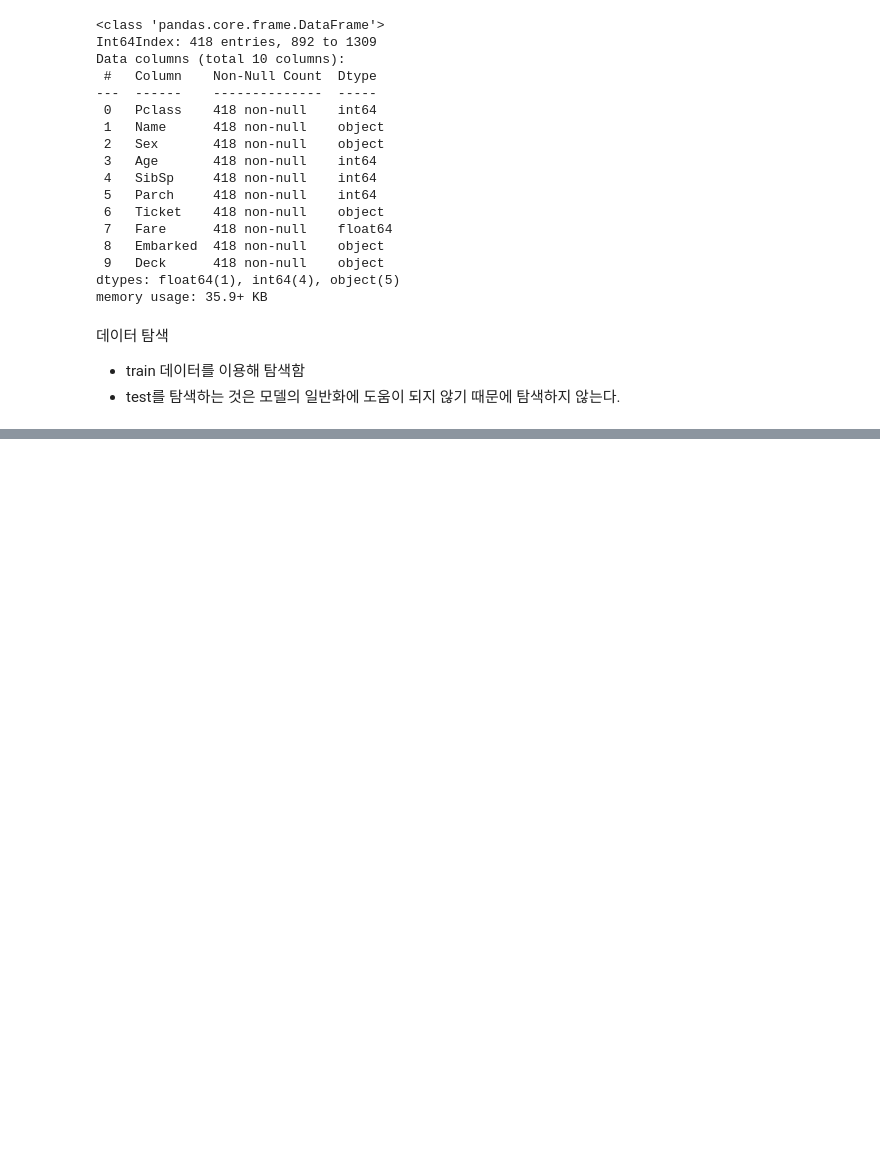
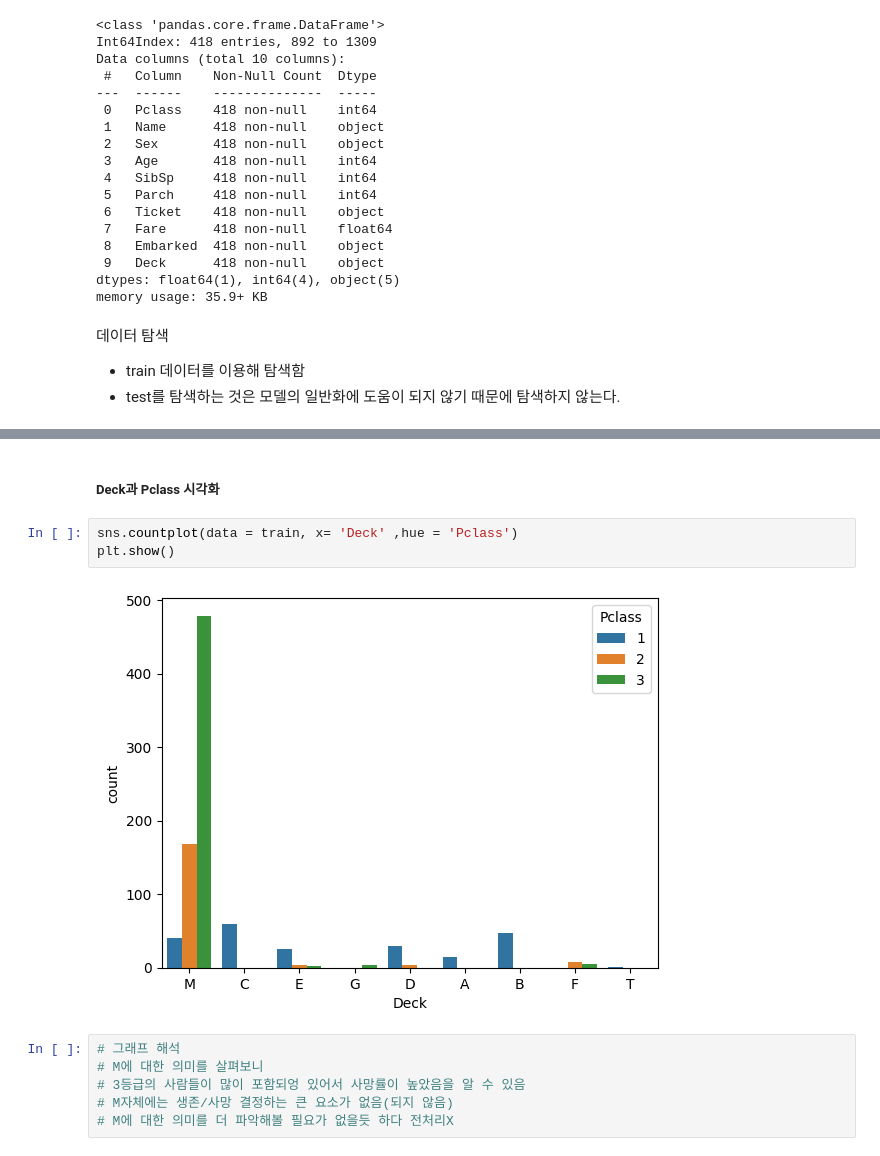
Before and after one commit to so1454/MachineLearning, a Jupyter notebook: ex06titanic_생존자_예측_tree분류실습.ipynb, the cells around one changed output, grey strips where cells are left out. Drawn from its saved outputs; the diff is of its cells as text; blank space fills up the shorter version.

```diff
--- a/ex06titanic_생존자_예측_tree분류실습.ipynb
+++ b/ex06titanic_생존자_예측_tree분류실습.ipynb
@@ -523,0 +571,13 @@ memory usage: 35.9+ KB
+# %% [markdown]
+##### Deck과 Pclass 시각화
+# %%
+sns.countplot(data = train, x= 'Deck' ,hue = 'Pclass')
+plt.show()
+# %% [output]
+[figure, added]
+# %%
+# 그래프 해석
+# M에 대한 의미를 살펴보니
+# 3등급의 사람들이 많이 포함되엉 있어서 사망률이 높았음을 알 수 있음
+# M자체에는 생존/사망 결정하는 큰 요소가 없음(되지 않음)
+# M에 대한 의미를 더 파악해볼 필요가 없을듯 하다 전처리X
```
Also changed, not shown: parts of 71 cells of this notebook, 2 other files.
